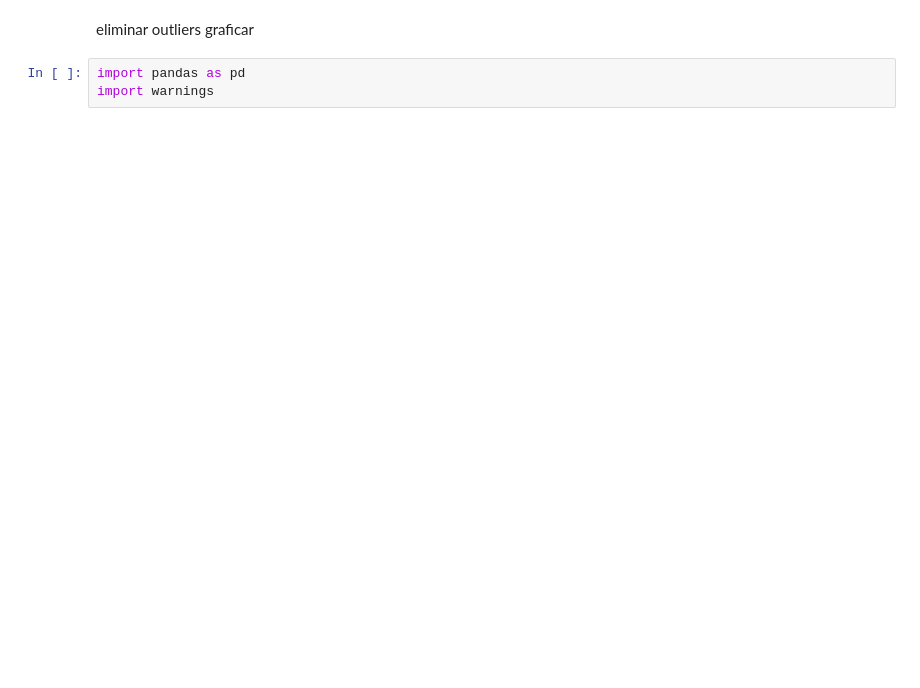
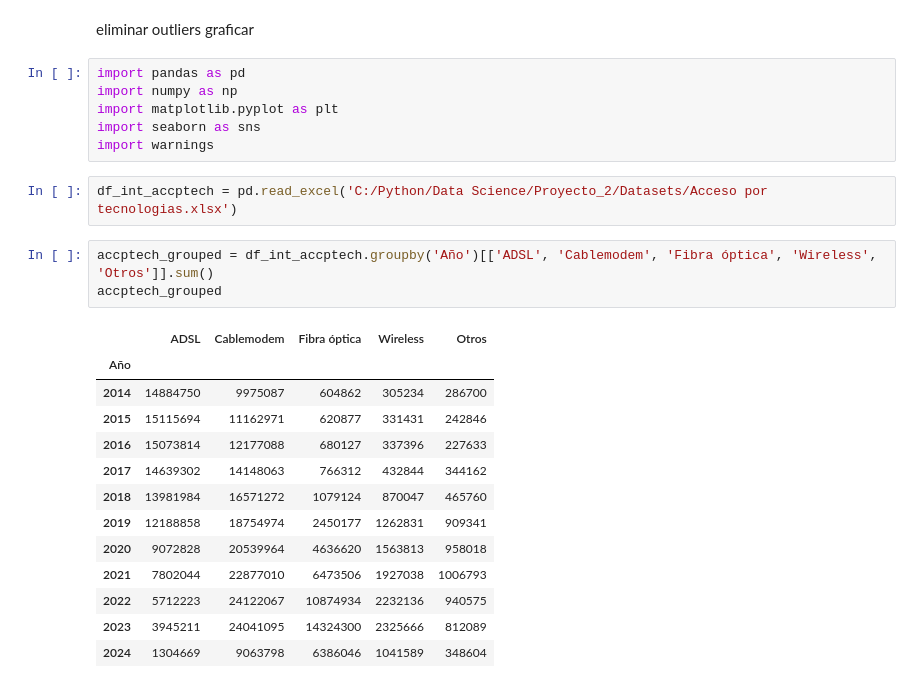
Before and after one commit to DedesF/Proyecto_2, a Jupyter notebook: Analisis/EDA.ipynb, the cells around one changed output. Saved outputs shown, nothing was run; the diff lists cells and outputs as text; blank space fills up the shorter version.

```diff
--- a/Analisis/EDA.ipynb
+++ b/Analisis/EDA.ipynb
@@ -3,4 +3,26 @@ eliminar outliers
 graficar
 # %%
 import pandas as pd
+import numpy as np
+import matplotlib.pyplot as plt
+import seaborn as sns
 import warnings
+# %%
+df_int_accptech = pd.read_excel('C:/Python/Data Science/Proyecto_2/Datasets/Acceso por tecnologias.xlsx')
+# %%
+accptech_grouped = df_int_accptech.groupby('Año')[['ADSL', 'Cablemodem', 'Fibra óptica', 'Wireless', 'Otros']].sum()
+accptech_grouped
+# %% [output]
+|  | ADSL | Cablemodem | Fibra óptica | Wireless | Otros |
+| Año |  |  |  |  |  |
+| 2014 | 14884750 | 9975087 | 604862 | 305234 | 286700 |
+| 2015 | 15115694 | 11162971 | 620877 | 331431 | 242846 |
+| 2016 | 15073814 | 12177088 | 680127 | 337396 | 227633 |
+| 2017 | 14639302 | 14148063 | 766312 | 432844 | 344162 |
+| 2018 | 13981984 | 16571272 | 1079124 | 870047 | 465760 |
+| 2019 | 12188858 | 18754974 | 2450177 | 1262831 | 909341 |
+| 2020 | 9072828 | 20539964 | 4636620 | 1563813 | 958018 |
+| 2021 | 7802044 | 22877010 | 6473506 | 1927038 | 1006793 |
+| 2022 | 5712223 | 24122067 | 10874934 | 2232136 | 940575 |
+| 2023 | 3945211 | 24041095 | 14324300 | 2325666 | 812089 |
+| 2024 | 1304669 | 9063798 | 6386046 | 1041589 | 348604 |
```
Also changed, not shown: parts of 11 cells of this notebook, 6 other files.
